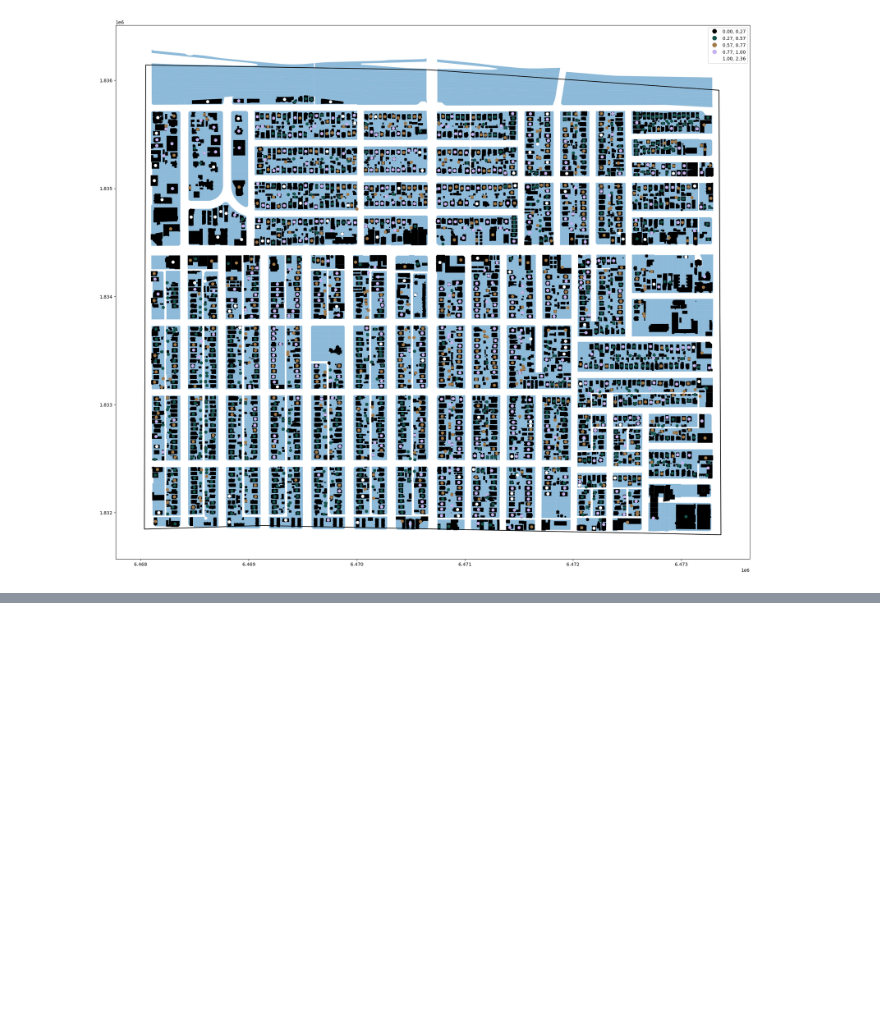
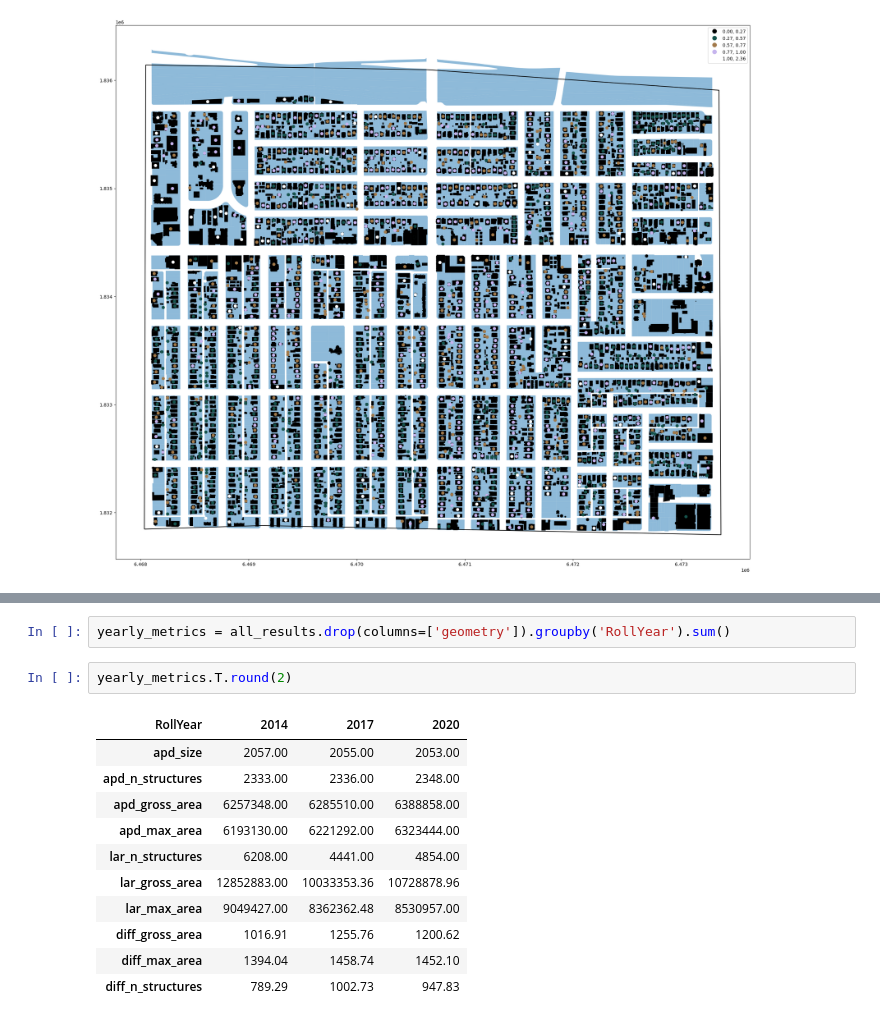
Before and after one commit to AdamSwietek/Hidden_Housing, a Jupyter notebook: notebooks/eda/explore_parcels.ipynb, the cells around one changed output, grey strips where cells are left out. Drawn from its saved outputs; the diff is of its cells as text; blank space fills up the shorter version.

Commit message:
add yearly metrics

```diff
--- a/notebooks/eda/explore_parcels.ipynb
+++ b/notebooks/eda/explore_parcels.ipynb
@@ -213,0 +221,16 @@ results.set_geometry(results.centroid).plot('diff_gross_area',
+# %%
+yearly_metrics = all_results.drop(columns=['geometry']).groupby('RollYear').sum()
+# %%
+yearly_metrics.T.round(2)
+# %% [output]
+| RollYear | 2014 | 2017 | 2020 |
+| apd_size | 2057.00 | 2055.00 | 2053.00 |
+| apd_n_structures | 2333.00 | 2336.00 | 2348.00 |
+| apd_gross_area | 6257348.00 | 6285510.00 | 6388858.00 |
+| apd_max_area | 6193130.00 | 6221292.00 | 6323444.00 |
+| lar_n_structures | 6208.00 | 4441.00 | 4854.00 |
+| lar_gross_area | 12852883.00 | 10033353.36 | 10728878.96 |
+| lar_max_area | 9049427.00 | 8362362.48 | 8530957.00 |
+| diff_gross_area | 1016.91 | 1255.76 | 1200.62 |
+| diff_max_area | 1394.04 | 1458.74 | 1452.10 |
+| diff_n_structures | 789.29 | 1002.73 | 947.83 |
```
Also changed, not shown: parts of 2 cells of this notebook.
